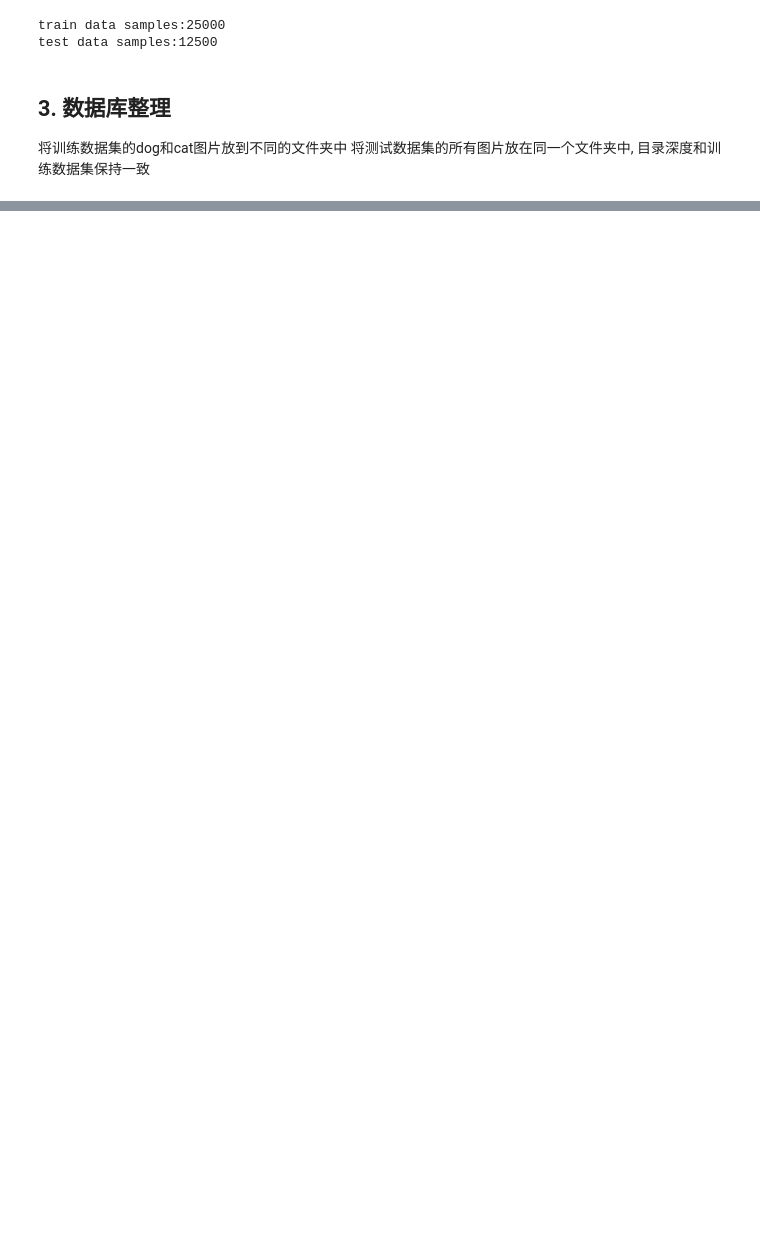
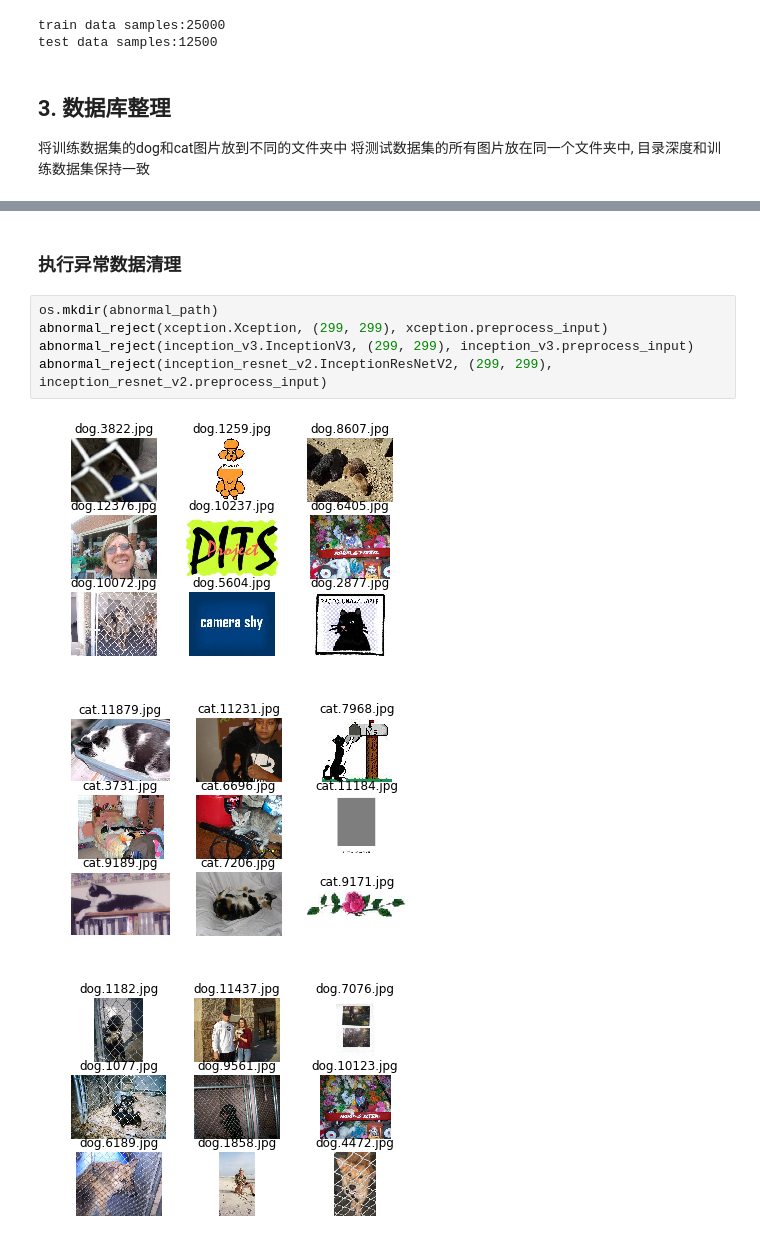
Before and after one commit to conson0214/Udacity-Programme, a Jupyter notebook: P5_program/data_preprocess.ipynb, the cells around one changed output, grey strips where cells are left out. Saved outputs shown, nothing was run; the diff lists cells and outputs as text; blank space fills up the shorter version.

Commit message:
fix report & data_preprocess

```diff
--- a/P5_program/data_preprocess.ipynb
+++ b/P5_program/data_preprocess.ipynb
@@ -87,0 +239,11 @@ shutil.move('./Dataset/test', './Dataset/test2')
+# %% [markdown]
+### 执行异常数据清理
+# %%
+os.mkdir(abnormal_path)
+abnormal_reject(xception.Xception, (299, 299), xception.preprocess_input)
+abnormal_reject(inception_v3.InceptionV3, (299, 299), inception_v3.preprocess_input)
+abnormal_reject(inception_resnet_v2.InceptionResNetV2, (299, 299), inception_resnet_v2.preprocess_input)
+# %% [output]
+[figure, added]
+[figure, added]
+[figure, added]
```
Also changed, not shown: parts of 12 cells of this notebook, 9 other files.
